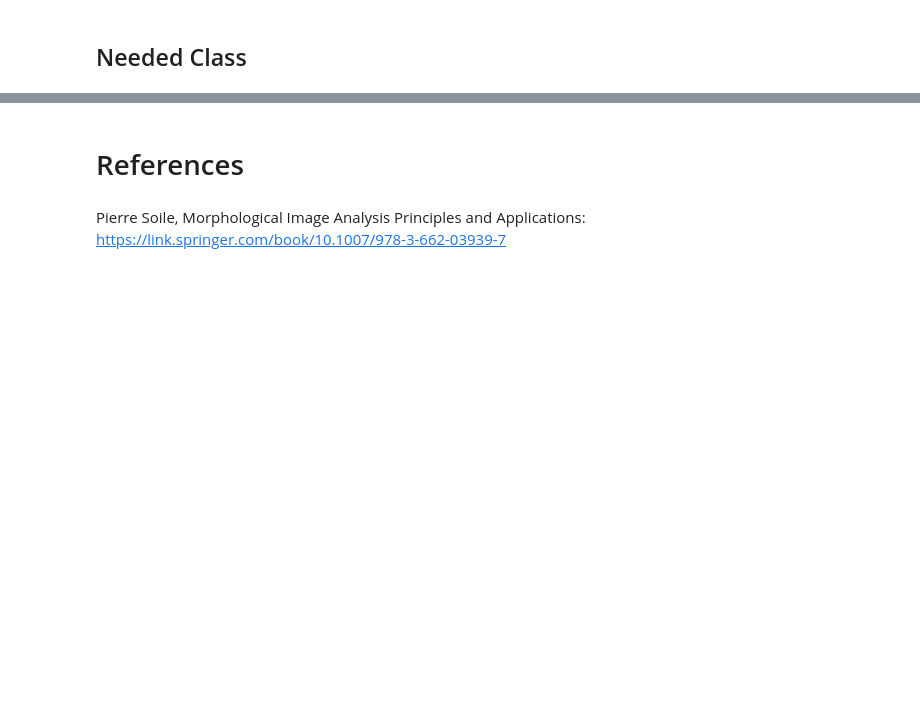
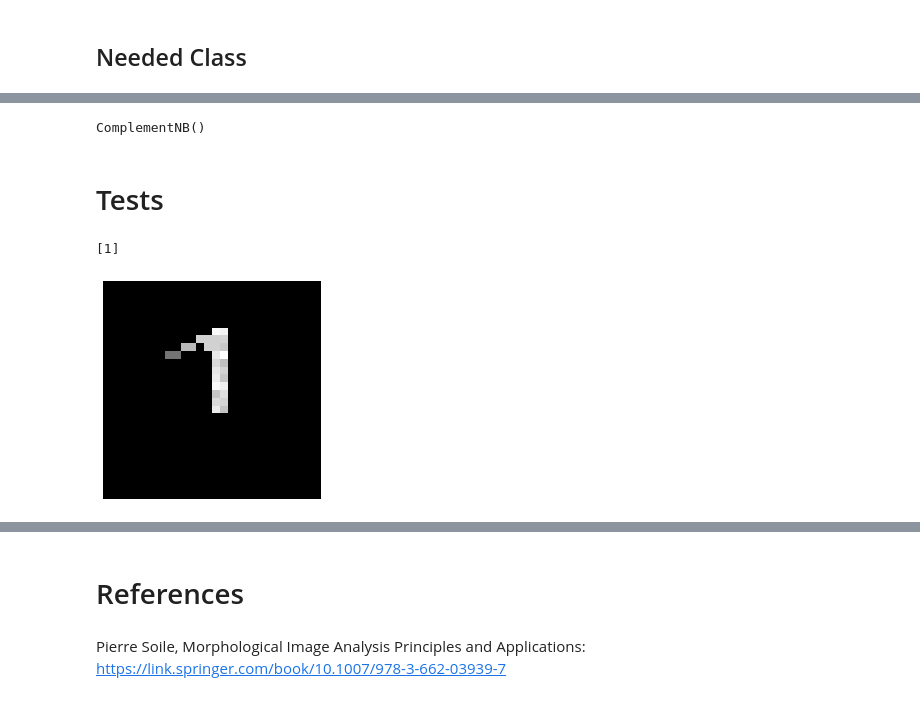
Before and after one commit to PatrickDabkowski/Classifier_Model, a Jupyter notebook: Image Classifier Visualization and Documentation.ipynb, the cells around one changed output, grey strips where cells are left out. Drawn from its saved outputs; the diff is of its cells as text; code cells hidden in the pictures; blank space fills up the shorter version.

```diff
--- a/Image Classifier Visualization and Documentation.ipynb
+++ b/Image Classifier Visualization and Documentation.ipynb
@@ -183,0 +171,17 @@ IndexError: index 236 is out of bounds for axis 1 with size 158
+# %%
+from sklearn.naive_bayes import ComplementNB
+Bayesian = ComplementNB()
+# %%
+Bayesian.fit(X_train, y_train)
+# %% [output]
+ComplementNB()
+# %% [markdown]
+# Tests
+# %%
+plt.imshow(img_one, cmap='gray')
+plt.axis('off')
+y_pred = Bayesian.predict(img_one.reshape(784).reshape(1, -1))
+print(y_pred)
+# %% [output]
+[1]
+[figure, added]
```
Also changed, not shown: parts of 31 cells of this notebook, 2 other files.
